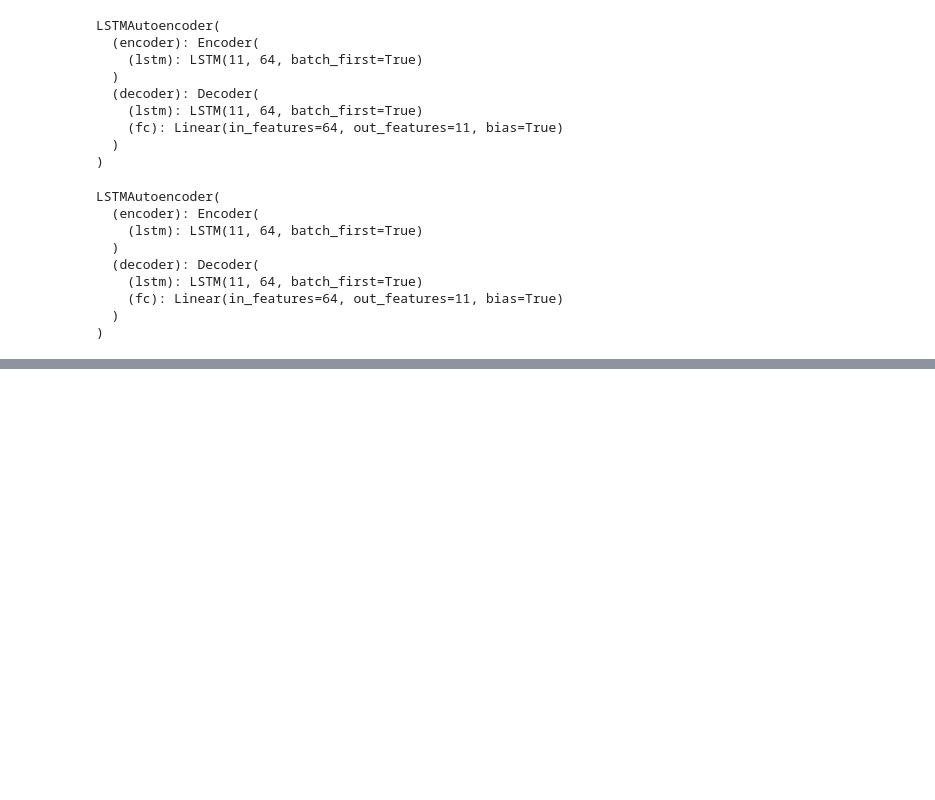
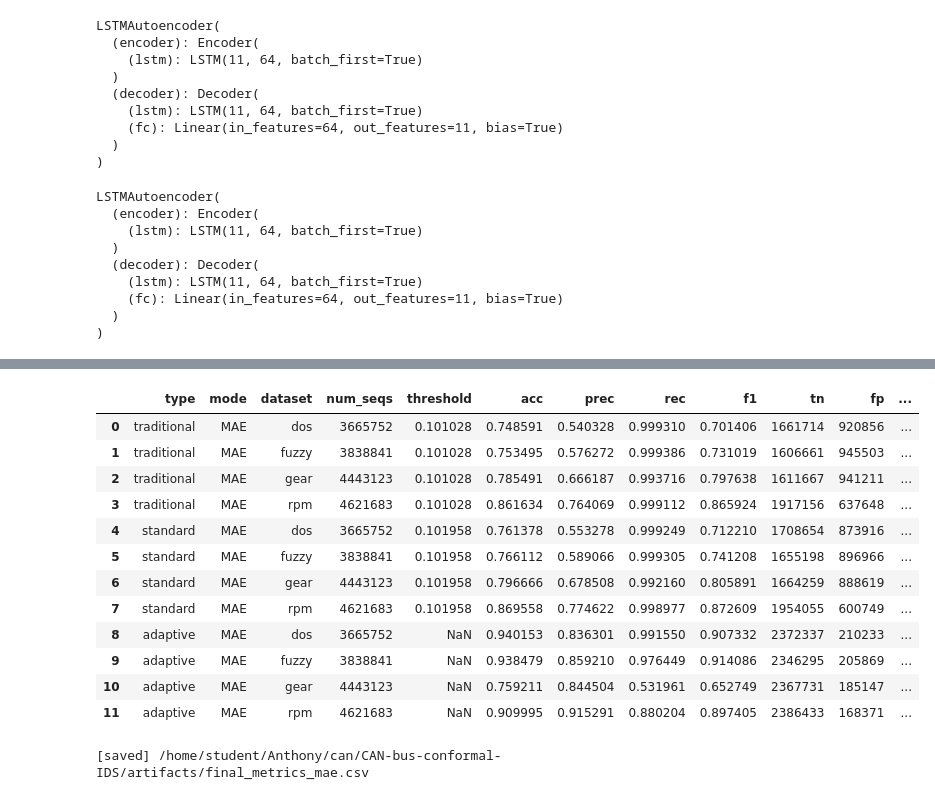
Before and after one commit to AnthonyNMassaad/CAN-conformal-anomaly-detection, a Jupyter notebook: can-bus-anomaly-detection-lstm-ae.ipynb, the cells around one changed output, grey strips where cells are left out. Saved outputs shown, nothing was run; the diff lists cells and outputs as text; code cells hidden in the pictures; blank space fills up the shorter version.

```diff
--- a/can-bus-anomaly-detection-lstm-ae.ipynb
+++ b/can-bus-anomaly-detection-lstm-ae.ipynb
@@ -854,15 +1030,25 @@ display(df_adapt)
 # %%
-# all_results = []
-# for mode in SCORE_MODES:
-#     print(f"\n===== {mode} – Standard Conformal =====")
-#     df_std = evaluate_standard_conformal(mode)
-#     all_results.append(df_std)
+all_df = [x for x in [df_trad, df_std, df_adapt] if x is not None and not x.empty]
+final_df = pd.concat(all_df, ignore_index=True) if all_df else pd.DataFrame()
 
-# final_df = pd.concat(all_results, ignore_index=True) if all_results else pd.DataFrame()
-# cols = ["type","mode","dataset","num_seqs","q_fixed","acc","prec","rec","f1","tn","fp","fn","tp"]
-# final_df = final_df.reindex(columns=[c for c in cols if c in final_df.columns])
-# display(final_df)
+cols = ["type","mode","dataset","num_seqs","threshold","q_fixed","acc","prec","rec","f1","tn","fp","fn","tp"]
+final_df = final_df.reindex(columns=[c for c in cols if c in final_df.columns])
 
-# final_path = ARTIFACTS / "final_standard.csv"
-# final_df.to_csv(final_path, index=False)
-# print(f"[saved] {final_path}")
+display(final_df)
+final_df.to_csv(ARTIFACTS / f"final_metrics_{SELECT_SCORE.lower()}.csv", index=False)
+print(f"[saved] {ARTIFACTS / f'final_metrics_{SELECT_SCORE.lower()}.csv'}")
+# %% [output]
+|  | type | mode | dataset | num_seqs | threshold | acc | prec | rec | f1 | tn | fp | ... |
+| 0 | traditional | MAE | dos | 3665752 | 0.101028 | 0.748591 | 0.540328 | 0.999310 | 0.701406 | 1661714 | 920856 | ... |
+| 1 | traditional | MAE | fuzzy | 3838841 | 0.101028 | 0.753495 | 0.576272 | 0.999386 | 0.731019 | 1606661 | 945503 | ... |
+| 2 | traditional | MAE | gear | 4443123 | 0.101028 | 0.785491 | 0.666187 | 0.993716 | 0.797638 | 1611667 | 941211 | ... |
+| 3 | traditional | MAE | rpm | 4621683 | 0.101028 | 0.861634 | 0.764069 | 0.999112 | 0.865924 | 1917156 | 637648 | ... |
+| 4 | standard | MAE | dos | 3665752 | 0.101958 | 0.761378 | 0.553278 | 0.999249 | 0.712210 | 1708654 | 873916 | ... |
+| 5 | standard | MAE | fuzzy | 3838841 | 0.101958 | 0.766112 | 0.589066 | 0.999305 | 0.741208 | 1655198 | 896966 | ... |
+| 6 | standard | MAE | gear | 4443123 | 0.101958 | 0.796666 | 0.678508 | 0.992160 | 0.805891 | 1664259 | 888619 | ... |
+| 7 | standard | MAE | rpm | 4621683 | 0.101958 | 0.869558 | 0.774622 | 0.998977 | 0.872609 | 1954055 | 600749 | ... |
+| 8 | adaptive | MAE | dos | 3665752 | NaN | 0.940153 | 0.836301 | 0.991550 | 0.907332 | 2372337 | 210233 | ... |
+| 9 | adaptive | MAE | fuzzy | 3838841 | NaN | 0.938479 | 0.859210 | 0.976449 | 0.914086 | 2346295 | 205869 | ... |
+| 10 | adaptive | MAE | gear | 4443123 | NaN | 0.759211 | 0.844504 | 0.531961 | 0.652749 | 2367731 | 185147 | ... |
+| 11 | adaptive | MAE | rpm | 4621683 | NaN | 0.909995 | 0.915291 | 0.880204 | 0.897405 | 2386433 | 168371 | ... |
+[saved] /home/student/Anthony/can/CAN-bus-conformal-IDS/artifacts/final_metrics_mae.csv
```
Also changed, not shown: parts of 10 cells of this notebook.
